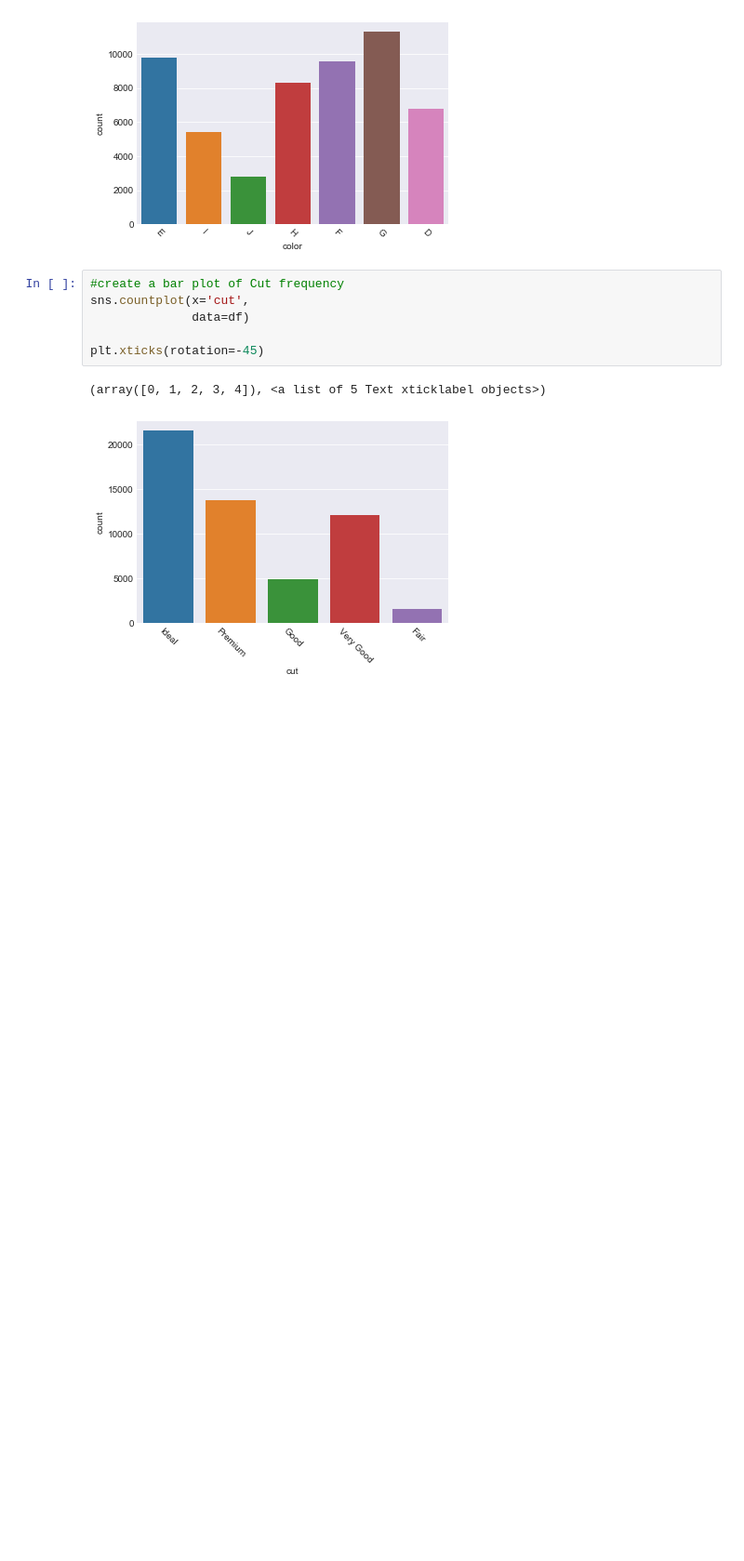
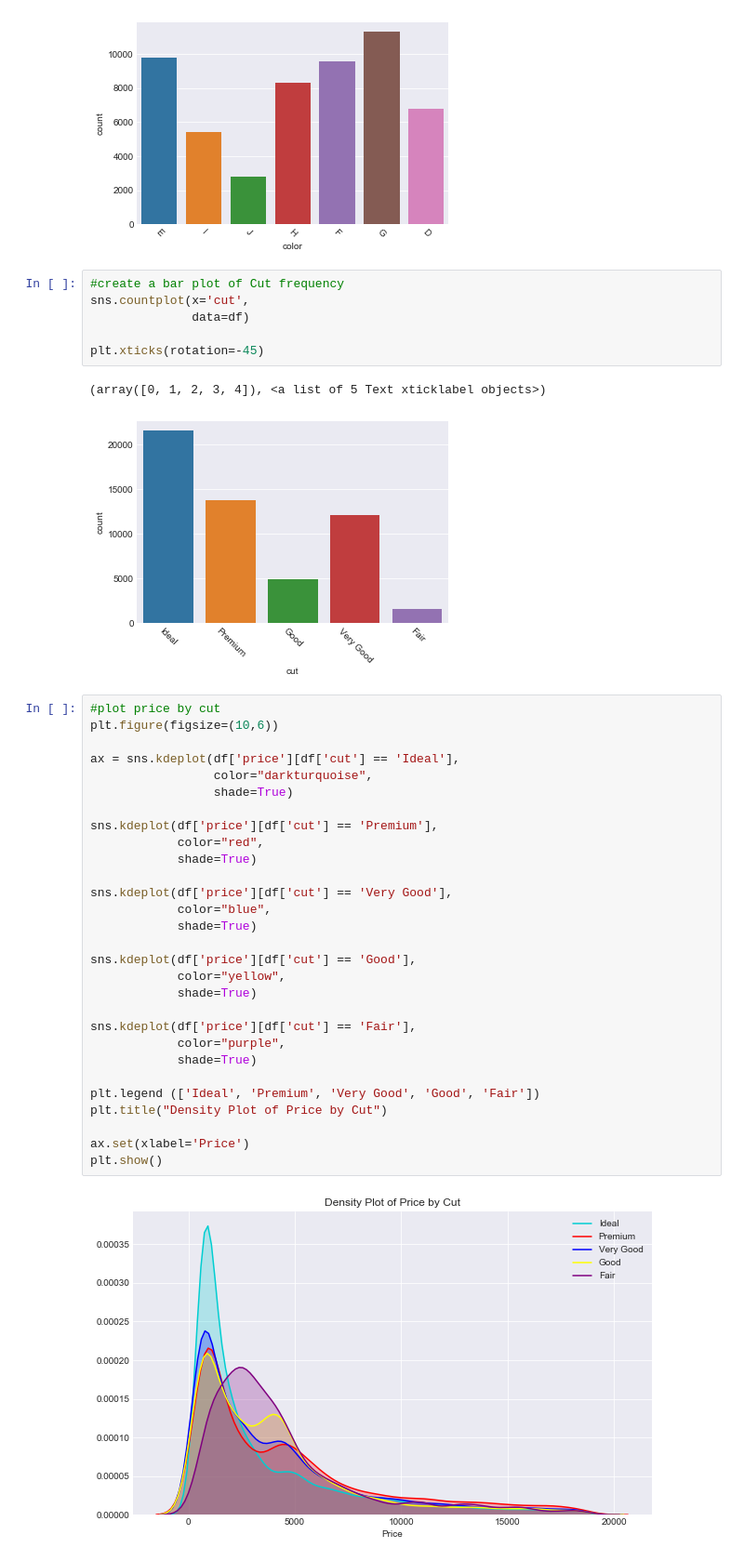
Before and after one commit to ptran265/DataAnalyticsBootcamp, a Jupyter notebook: Diamonds1.ipynb, the cells around one changed output. Shown at 93% size. Drawn from its saved outputs; the diff is of its cells as text; blank space fills up the shorter version.

```diff
--- a/Diamonds1.ipynb
+++ b/Diamonds1.ipynb
@@ -512,3 +536,34 @@ plt.xticks(rotation=-45)
 # %% [output]
 (array([0, 1, 2, 3, 4]), <a list of 5 Text xticklabel objects>)
 [figure]
+# %%
+#plot price by cut
+plt.figure(figsize=(10,6))
+
+ax = sns.kdeplot(df['price'][df['cut'] == 'Ideal'],
+                 color="darkturquoise",
+                 shade=True)
+
+sns.kdeplot(df['price'][df['cut'] == 'Premium'],
+            color="red",
+            shade=True)
+
+sns.kdeplot(df['price'][df['cut'] == 'Very Good'],
+            color="blue",
+            shade=True)
+
+sns.kdeplot(df['price'][df['cut'] == 'Good'],
+            color="yellow",
+            shade=True)
+
+sns.kdeplot(df['price'][df['cut'] == 'Fair'],
+            color="purple",
+            shade=True)
+
+plt.legend (['Ideal', 'Premium', 'Very Good', 'Good', 'Fair'])
+plt.title("Density Plot of Price by Cut")
+
+ax.set(xlabel='Price')
+plt.show()
+# %% [output]
+[figure, added]
```
Also changed, not shown: parts of 49 cells of this notebook.
